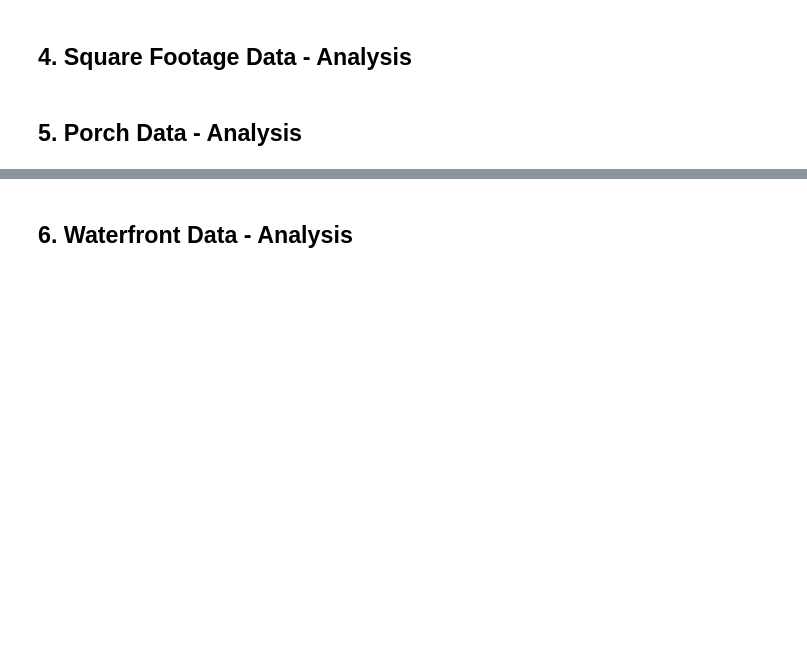
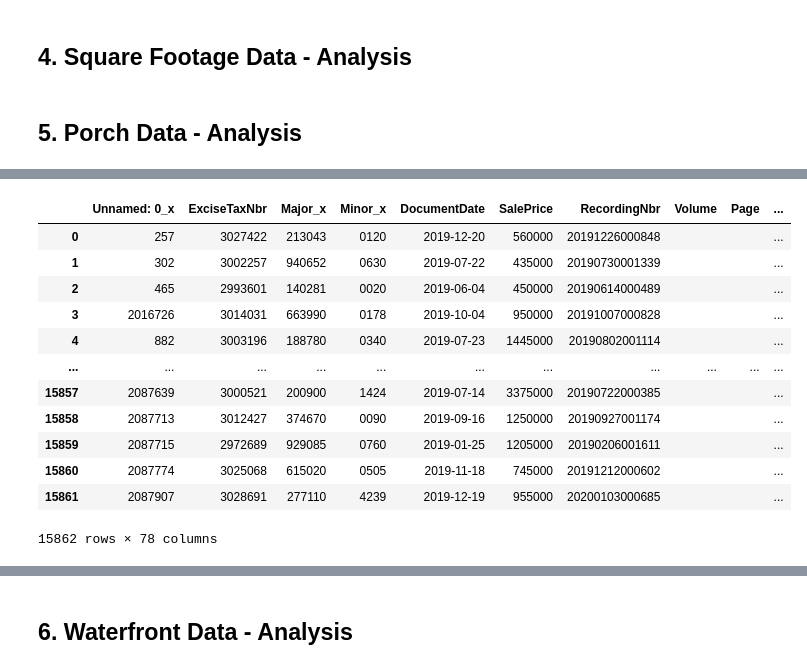
Before and after one commit to chum46/housing_sales_king_county, a Jupyter notebook: notebooks/report/00_final_report_and_summary.ipynb, the cells around one changed output, grey strips where cells are left out. Saved outputs shown, nothing was run; the diff lists cells and outputs as text; code cells hidden in the pictures; blank space fills up the shorter version.

```diff
--- a/notebooks/report/00_final_report_and_summary.ipynb
+++ b/notebooks/report/00_final_report_and_summary.ipynb
@@ -39,0 +42,3 @@ In summary, the report that follows addresses following questions:
+# %%
+has_porch= bldinfo_2019[(bldinfo_2019["SqFtOpenPorch"]!=0)|(bldinfo_2019["SqFtEnclosedPorch"]!=0)]
+has_porch
@@ -39,0 +80,17 @@ In summary, the report that follows addresses following questions:
+# %%
+sales_and_porch=siftedsales.merge(has_porch, how="inner", on="PIN")
+sales_and_porch
+# %% [output]
+|  | Unnamed: 0_x | ExciseTaxNbr | Major_x | Minor_x | DocumentDate | SalePrice | RecordingNbr | Volume | Page | ... |
+| 0 | 257 | 3027422 | 213043 | 0120 | 2019-12-20 | 560000 | 20191226000848 |  |  | ... |
+| 1 | 302 | 3002257 | 940652 | 0630 | 2019-07-22 | 435000 | 20190730001339 |  |  | ... |
+| 2 | 465 | 2993601 | 140281 | 0020 | 2019-06-04 | 450000 | 20190614000489 |  |  | ... |
+| 3 | 2016726 | 3014031 | 663990 | 0178 | 2019-10-04 | 950000 | 20191007000828 |  |  | ... |
+| 4 | 882 | 3003196 | 188780 | 0340 | 2019-07-23 | 1445000 | 20190802001114 |  |  | ... |
+| ... | ... | ... | ... | ... | ... | ... | ... | ... | ... | ... |
+| 15857 | 2087639 | 3000521 | 200900 | 1424 | 2019-07-14 | 3375000 | 20190722000385 |  |  | ... |
+| 15858 | 2087713 | 3012427 | 374670 | 0090 | 2019-09-16 | 1250000 | 20190927001174 |  |  | ... |
+| 15859 | 2087715 | 2972689 | 929085 | 0760 | 2019-01-25 | 1205000 | 20190206001611 |  |  | ... |
+| 15860 | 2087774 | 3025068 | 615020 | 0505 | 2019-11-18 | 745000 | 20191212000602 |  |  | ... |
+| 15861 | 2087907 | 3028691 | 277110 | 4239 | 2019-12-19 | 955000 | 20200103000685 |  |  | ... |
+15862 rows × 78 columns
```
Also changed, not shown: parts of 15 cells of this notebook, 5 other files.
